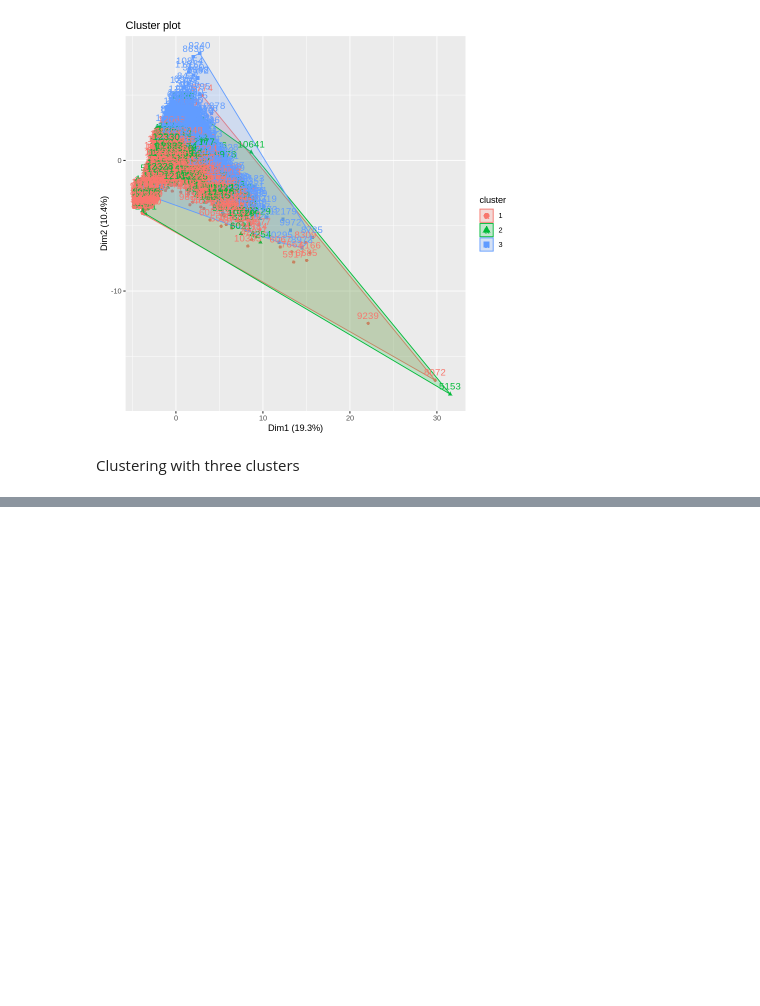
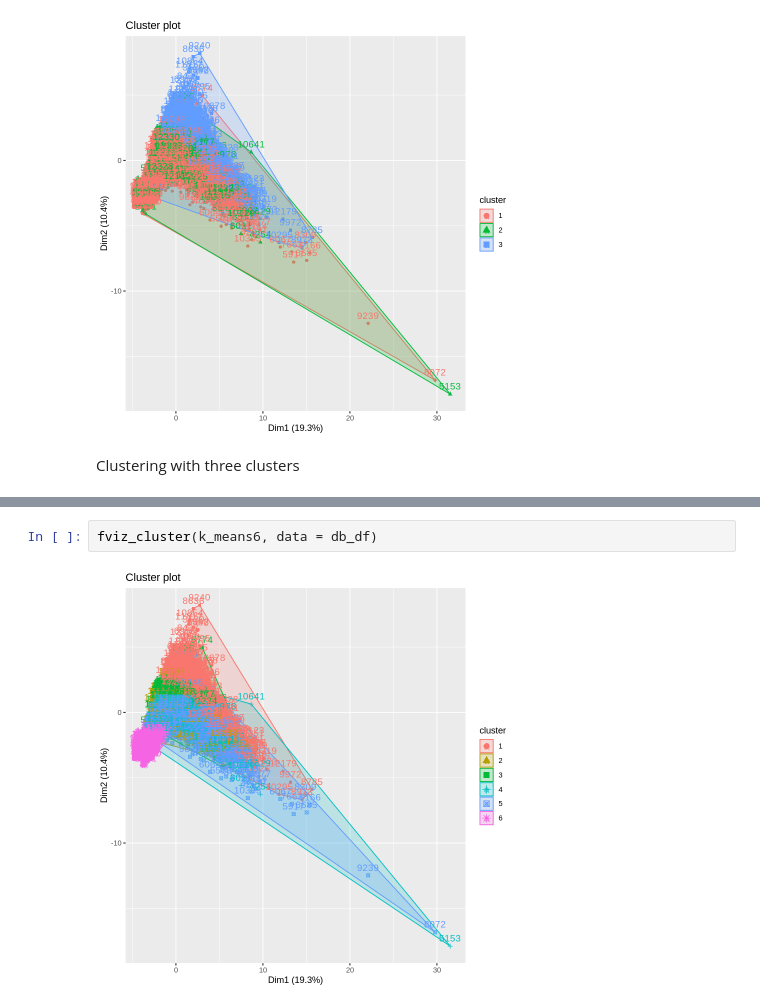
Before and after one commit to UnplugCharger/Week-13, a Jupyter notebook: Week_13_Unsupervised_Learning.ipynb, the cells around one changed output, grey strips where cells are left out. Saved outputs shown, nothing was run; the diff lists cells and outputs as text; blank space fills up the shorter version.

```diff
--- a/Week_13_Unsupervised_Learning.ipynb
+++ b/Week_13_Unsupervised_Learning.ipynb
@@ -645,0 +658,4 @@ Clustering with three clusters
+# %%
+fviz_cluster(k_means6, data = db_df)
+# %% [output]
+[figure, added]
```
Also changed, not shown: parts of 7 cells of this notebook.
